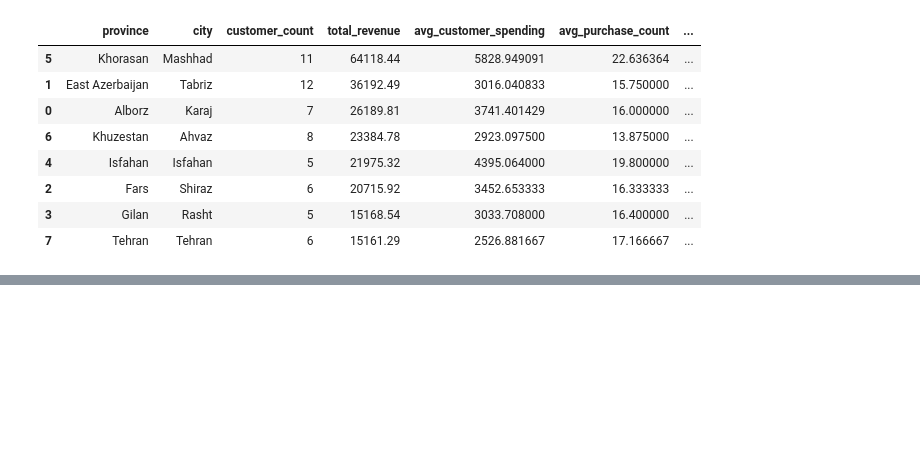
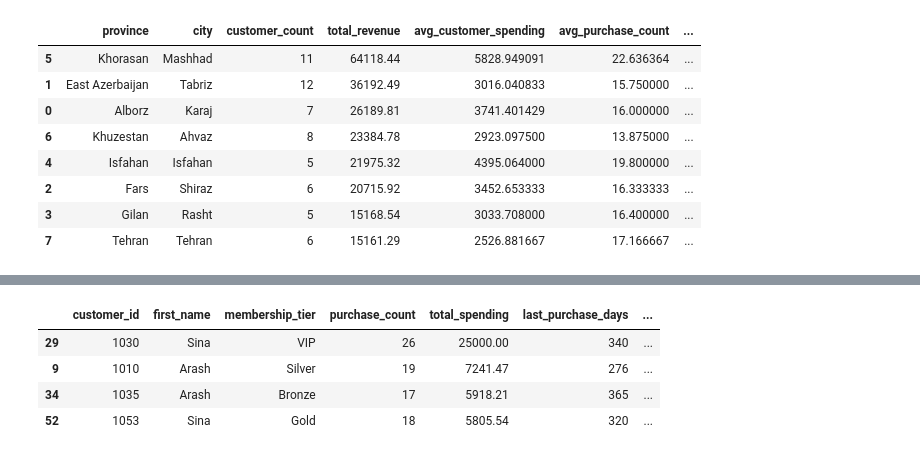
Before and after one commit to AradPilevarJavid/studybuild-customer-analysis-02, a Jupyter notebook: submissions/m-safari/project02_analysis.ipynb, the cells around one changed output, grey strips where cells are left out. Drawn from its saved outputs; the diff is of its cells as text; code cells hidden in the pictures; blank space fills up the shorter version.

```diff
--- a/submissions/m-safari/project02_analysis.ipynb
+++ b/submissions/m-safari/project02_analysis.ipynb
@@ -193,0 +333,21 @@ recommended_city
+# %%
+risk_df["at_risk"] = (
+(risk_df["total_spending"] >= spending_threshold)
+& (risk_df["purchase_count"] >= purchase_threshold)
+& (risk_df["last_purchase_days"] >= inactivity_threshold)
+)
+
+valuable_at_risk_customers = risk_df.loc[risk_df["at_risk"], [
+"customer_id", "first_name", "membership_tier", "purchase_count",
+"total_spending", "last_purchase_days", "satisfaction_score"
+]].sort_values(
+["total_spending", "last_purchase_days"],
+ascending=[False, False]
+)
+valuable_at_risk_customers
+# %% [output]
+|  | customer_id | first_name | membership_tier | purchase_count | total_spending | last_purchase_days | ... |
+| 29 | 1030 | Sina | VIP | 26 | 25000.00 | 340 | ... |
+| 9 | 1010 | Arash | Silver | 19 | 7241.47 | 276 | ... |
+| 34 | 1035 | Arash | Bronze | 17 | 5918.21 | 365 | ... |
+| 52 | 1053 | Sina | Gold | 18 | 5805.54 | 320 | ... |
```
Also changed, not shown: parts of 20 cells of this notebook.
